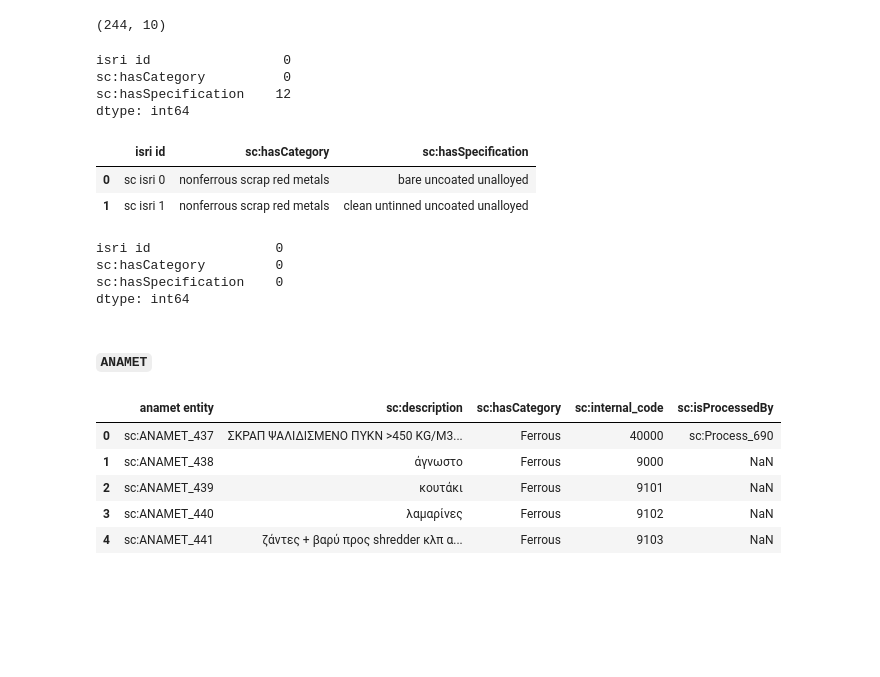
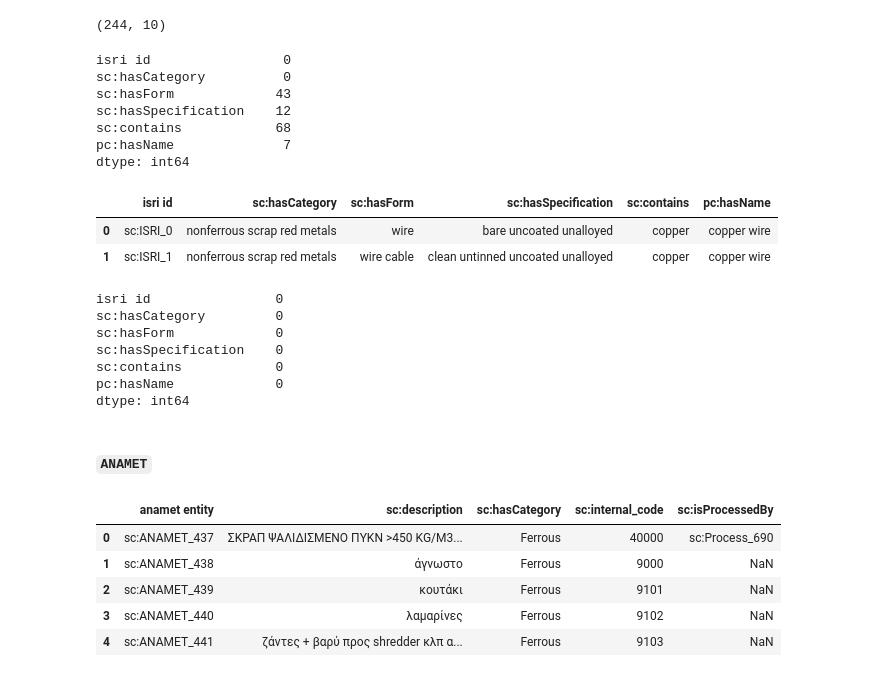
Before and after one commit to costasmexis/phd, a Jupyter notebook: scrap/scrap_similarity.ipynb, the cells around one changed output. Cells and saved outputs as stored; diff of their text form; code cells hidden in the pictures; blank space fills up the shorter version.

```diff
--- a/scrap/scrap_similarity.ipynb
+++ b/scrap/scrap_similarity.ipynb
@@ -100,40 +92,46 @@ isri_data.shape
 # %% [output]
 (244, 10)
 # %%
-isri_data = isri_data[['isri id', 'sc:hasCategory', 'sc:hasSpecification']]
+isri_data = isri_data[['isri id', 'sc:hasCategory', 'sc:hasForm', 'sc:hasSpecification', 'sc:contains', 'pc:hasName']]
 # %%
 isri_data.isna().sum()
 # %% [output]
 isri id                 0
 sc:hasCategory          0
+sc:hasForm             43
 sc:hasSpecification    12
+sc:contains            68
+pc:hasName              7
 dtype: int64
 # %%
 import texthero as hero
 from texthero import preprocessing
 
 custom_pipeline = [preprocessing.fillna,
                    preprocessing.lowercase,
                    preprocessing.remove_whitespace,
                    preprocessing.remove_stopwords]
 
-for col in isri_data.columns:
+for col in isri_data.drop('isri id', axis=1).columns:
     isri_data[col] = hero.clean(isri_data[col])
 
 isri_data.head(2)
 # %% [output]
-|  | isri id | sc:hasCategory | sc:hasSpecification |
-| 0 | sc isri 0 | nonferrous scrap red metals | bare uncoated unalloyed |
-| 1 | sc isri 1 | nonferrous scrap red metals | clean untinned uncoated unalloyed |
+|  | isri id | sc:hasCategory | sc:hasForm | sc:hasSpecification | sc:contains | pc:hasName |
+| 0 | sc:ISRI_0 | nonferrous scrap red metals | wire | bare uncoated unalloyed | copper | copper wire |
+| 1 | sc:ISRI_1 | nonferrous scrap red metals | wire cable | clean untinned uncoated unalloyed | copper | copper wire |
 # %%
 isri_data.isna().sum()
 # %% [output]
 isri id                0
 sc:hasCategory         0
+sc:hasForm             0
 sc:hasSpecification    0
+sc:contains            0
+pc:hasName             0
 dtype: int64
-# %% [markdown]
-#### `ANAMET`
+# %% [markdown]
+#### `ANAMET`
 # %%
 anamet_data.head()
 # %% [output]
```
Also changed, not shown: parts of 14 cells of this notebook, 1 other file.
